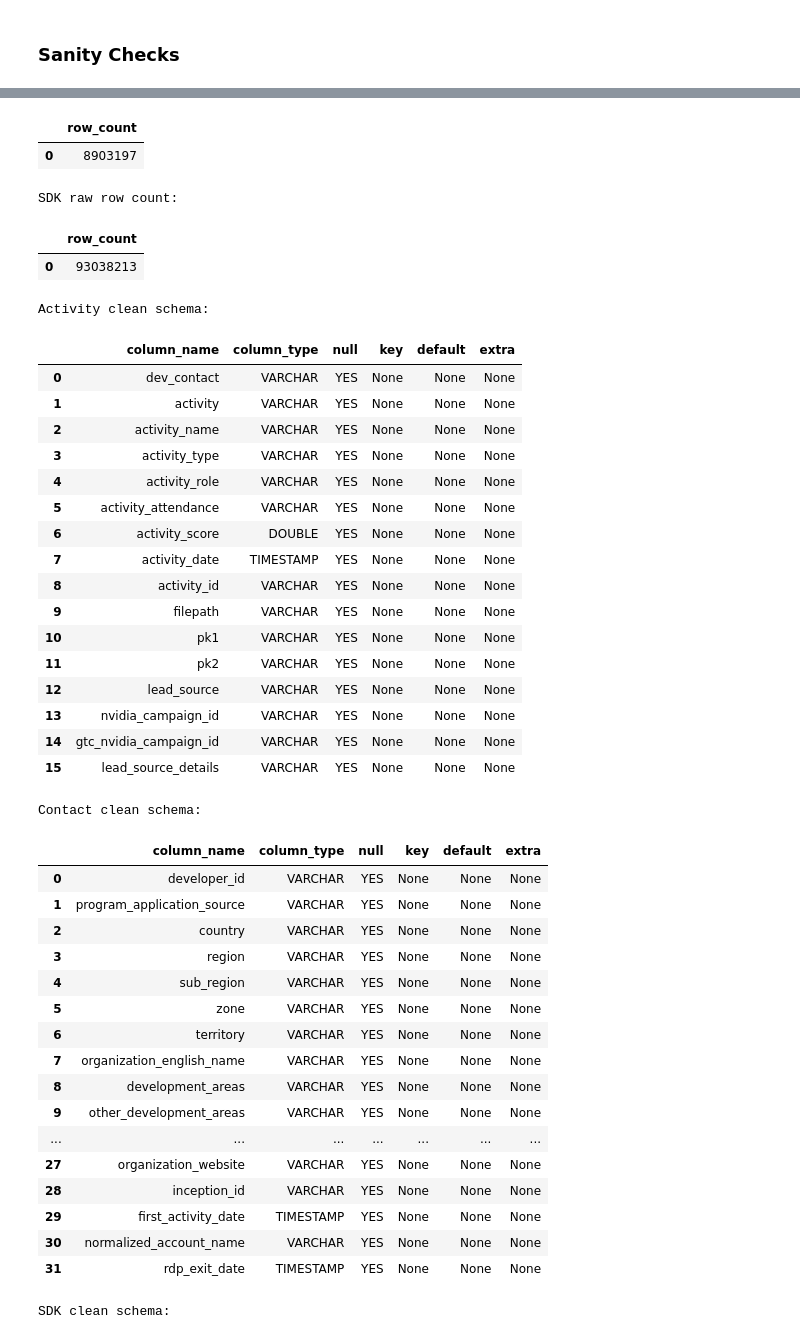
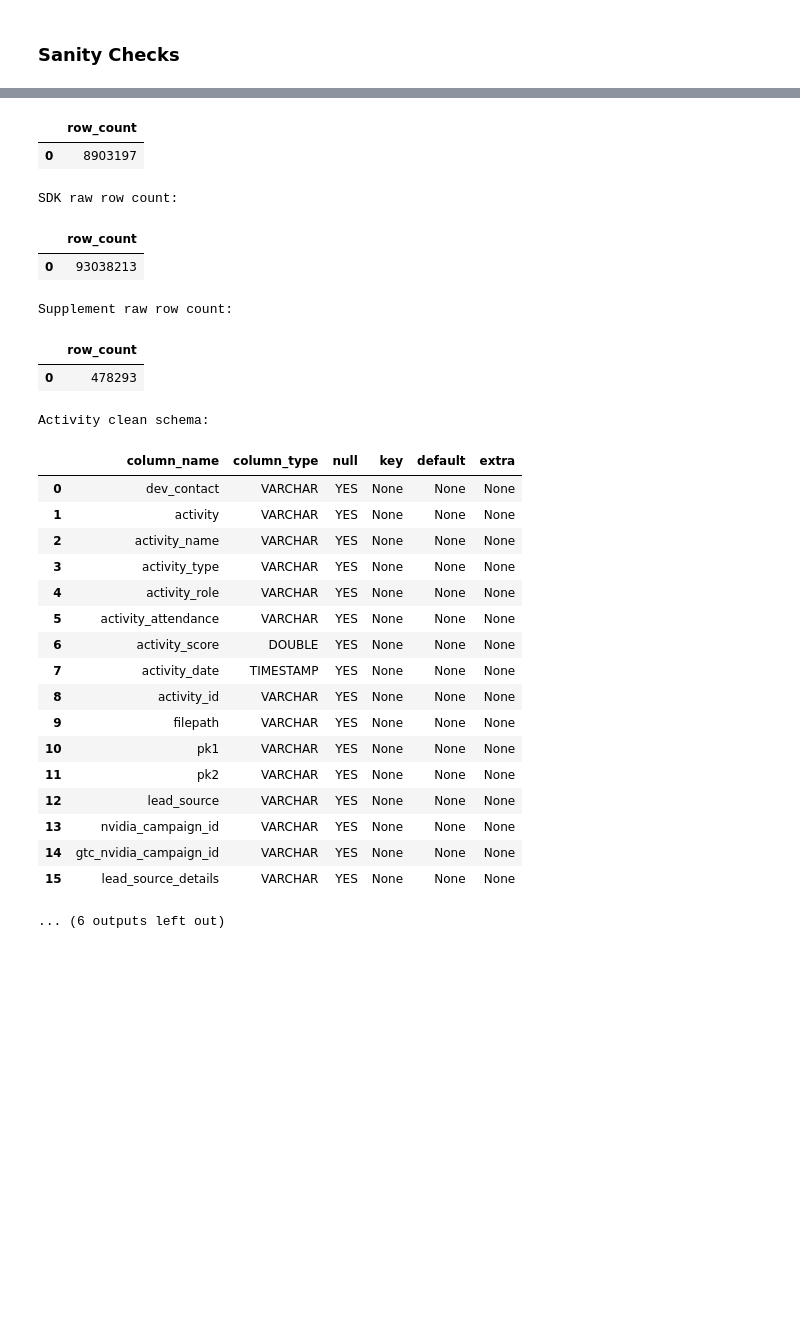
Before and after one commit to WBDoran/Spring2026_IndustryProject, a Jupyter notebook: Creating_duckDB.ipynb, the cells around one changed output, grey strips where cells are left out. Cells and saved outputs as stored; diff of their text form; code cells hidden in the pictures; blank space fills up the shorter version.

Commit message:
New Contact Data + Cleaning + AttempJoin

```diff
--- a/Creating_duckDB.ipynb
+++ b/Creating_duckDB.ipynb
@@ -3,8 +3,9 @@ import duckdb
 import pandas as pd
 
 # Connect to DuckDB
-con = duckdb.connect("developer_project.duckdb")
+DB_PATH = "developer_project.duckdb"
+con = duckdb.connect(DB_PATH)
 
-# Optional display settings for pandas
+# Optional display settings
 pd.set_option("display.max_columns", None)
 pd.set_option("display.max_rows", 200)
@@ -164,6 +321,9 @@ display(con.execute("SELECT COUNT(*) AS row_count FROM contact_raw").fetchdf())
 print("SDK raw row count:")
 display(con.execute("SELECT COUNT(*) AS row_count FROM sdk_download_raw").fetchdf())
 
+print("Supplement raw row count:")
+display(con.execute("SELECT COUNT(*) AS row_count FROM contact_supplement_raw").fetchdf())
+
 print("Activity clean schema:")
 display(con.execute("DESCRIBE activity_clean").fetchdf())
 
@@ -172,6 +332,9 @@ display(con.execute("DESCRIBE contact_clean").fetchdf())
 
 print("SDK clean schema:")
 display(con.execute("DESCRIBE sdk_download_clean").fetchdf())
+
+print("Supplement clean schema:")
+display(con.execute("DESCRIBE contact_supplement_clean").fetchdf())
 # %% [output]
 Tables in database:
 |  | name |
@@ -184,46 +357,31 @@ Tables in database:
 Activity raw row count:
 |  | row_count |
 | 0 | 69347526 |
 Contact raw row count:
 |  | row_count |
 | 0 | 8903197 |
 SDK raw row count:
 |  | row_count |
 | 0 | 93038213 |
-Activity clean schema:
+Supplement raw row count:
-|  | column_name | column_type | null | key | default | extra |
-| 0 | dev_contact | VARCHAR | YES | None | None | None |
-| 1 | activity | VARCHAR | YES | None | None | None |
-| 2 | activity_name | VARCHAR | YES | None | None | None |
-| 3 | activity_type | VARCHAR | YES | None | None | None |
-| 4 | activity_role | VARCHAR | YES | None | None | None |
-| 5 | activity_attendance | VARCHAR | YES | None | None | None |
-| 6 | activity_score | DOUBLE | YES | None | None | None |
-| 7 | activity_date | TIMESTAMP | YES | None | None | None |
-| 8 | activity_id | VARCHAR | YES | None | None | None |
-| 9 | filepath | VARCHAR | YES | None | None | None |
-| 10 | pk1 | VARCHAR | YES | None | None | None |
-| 11 | pk2 | VARCHAR | YES | None | None | None |
-| 12 | lead_source | VARCHAR | YES | None | None | None |
-| 13 | nvidia_campaign_id | VARCHAR | YES | None | None | None |
-| 14 | gtc_nvidia_campaign_id | VARCHAR | YES | None | None | None |
-| 15 | lead_source_details | VARCHAR | YES | None | None | None |
+|  | row_count |
+| 0 | 478293 |
-Contact clean schema:
+Activity clean schema:
 |  | column_name | column_type | null | key | default | extra |
-| 0 | developer_id | VARCHAR | YES | None | None | None |
-| 1 | program_application_source | VARCHAR | YES | None | None | None |
-| 2 | country | VARCHAR | YES | None | None | None |
-| 3 | region | VARCHAR | YES | None | None | None |
-| 4 | sub_region | VARCHAR | YES | None | None | None |
-| 5 | zone | VARCHAR | YES | None | None | None |
-| 6 | territory | VARCHAR | YES | None | None | None |
-| 7 | organization_english_name | VARCHAR | YES | None | None | None |
-| 8 | development_areas | VARCHAR | YES | None | None | None |
-| 9 | other_development_areas | VARCHAR | YES | None | None | None |
-| ... | ... | ... | ... | ... | ... | ... |
-| 27 | organization_website | VARCHAR | YES | None | None | None |
-| 28 | inception_id | VARCHAR | YES | None | None | None |
-| 29 | first_activity_date | TIMESTAMP | YES | None | None | None |
-| 30 | normalized_account_name | VARCHAR | YES | None | None | None |
-| 31 | rdp_exit_date | TIMESTAMP | YES | None | None | None |
+| 0 | dev_contact | VARCHAR | YES | None | None | None |
+| 1 | activity | VARCHAR | YES | None | None | None |
+| 2 | activity_name | VARCHAR | YES | None | None | None |
+| 3 | activity_type | VARCHAR | YES | None | None | None |
+| 4 | activity_role | VARCHAR | YES | None | None | None |
+| 5 | activity_attendance | VARCHAR | YES | None | None | None |
+| 6 | activity_score | DOUBLE | YES | None | None | None |
+| 7 | activity_date | TIMESTAMP | YES | None | None | None |
+| 8 | activity_id | VARCHAR | YES | None | None | None |
+| 9 | filepath | VARCHAR | YES | None | None | None |
+| 10 | pk1 | VARCHAR | YES | None | None | None |
+| 11 | pk2 | VARCHAR | YES | None | None | None |
+| 12 | lead_source | VARCHAR | YES | None | None | None |
+| 13 | nvidia_campaign_id | VARCHAR | YES | None | None | None |
+| 14 | gtc_nvidia_campaign_id | VARCHAR | YES | None | None | None |
+| 15 | lead_source_details | VARCHAR | YES | None | None | None |
-SDK clean schema:
+... (6 outputs left out)
```
Also changed, not shown: parts of 12 cells of this notebook, 25 other files.
